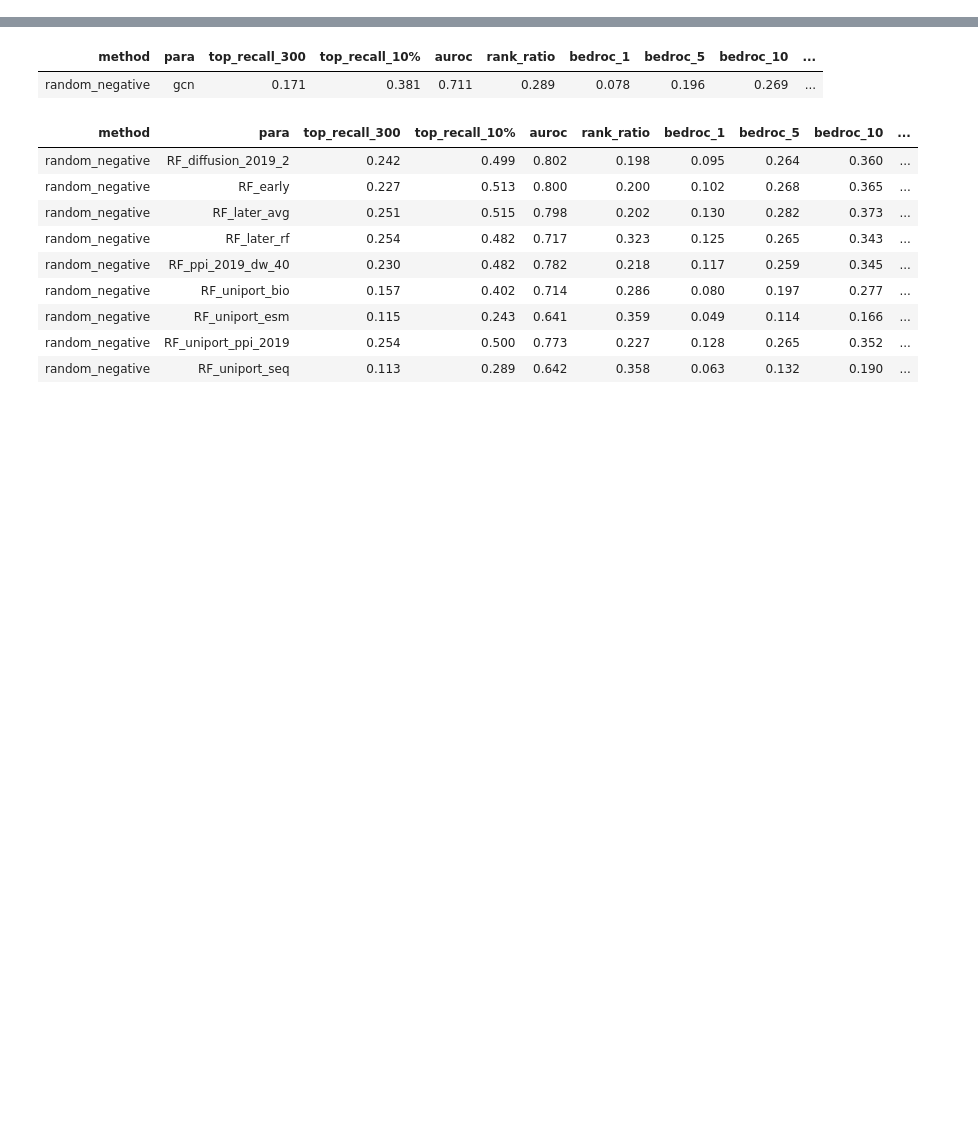
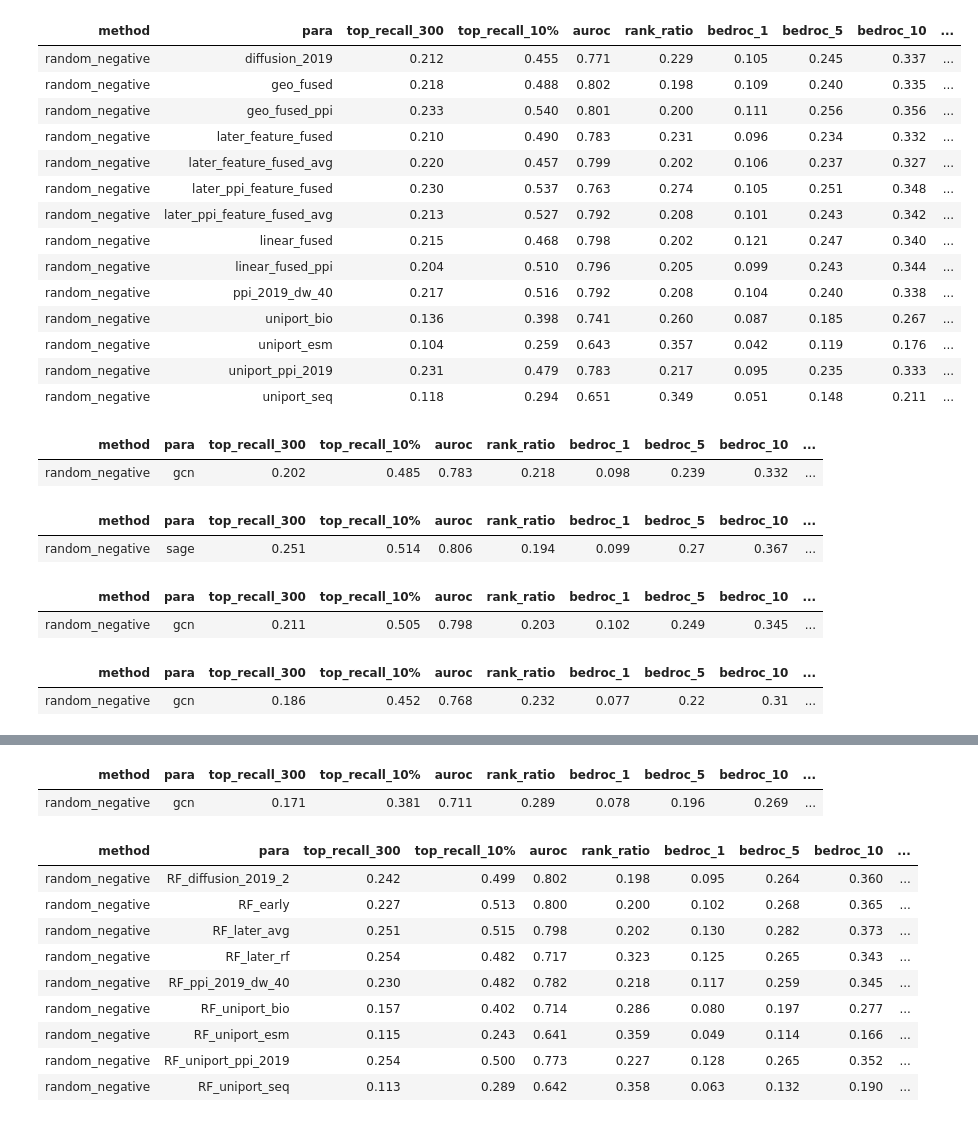
Before and after one commit to ZiyuZhang1/svm, a Jupyter notebook: src/results_analysis_all_bioweights.ipynb, the cells around one changed output, grey strips where cells are left out. Drawn from its saved outputs; the diff is of its cells as text; code cells hidden in the pictures; blank space fills up the shorter version.

```diff
--- a/src/results_analysis_all_bioweights.ipynb
+++ b/src/results_analysis_all_bioweights.ipynb
@@ -347,6 +346,8 @@ def prcess_and_save_xlsx(fused_2019,all_avg_df,out_path):
     elif 'RF_early' in fused_2019['para'].unique():
         feature_order = ['RF_uniport_ppi_2019','RF_ppi_2019_dw_40','RF_diffusion_2019_2', 'RF_uniport_bio', 'RF_uniport_esm','RF_uniport_seq',
                          'RF_early', 'RF_early_ppi','RF_later_avg','RF_later_avg_ppi', 'RF_later_rf', 'RF_later_rf_ppi']
+    elif 'gcn' in fused_2019['para'].unique():
+        feature_order = ['gcn','sage']
     else:
         feature_order = ['uniport_ppi_2019', 'ppi_2019_dw_40','diffusion_2019','uniport_bio', 'uniport_esm', 'uniport_seq',
                     'linear_fused', 'linear_fused_ppi','geo_fused', 'geo_fused_ppi','early_fusion'] + later_fused
@@ -594,3 +595,11 @@ for file_name in os.listdir(root):
 
     # If you want to save the transformed CSV back
     df.to_csv(file_path, index=False)
+# %%
+disease_stas = pd.read_csv('/itf-fi-ml/shared/users/ziyuzh/svm/src/disease_train_test_num.csv')
+# %%
+less_test_diseases = (
+    disease_stas[disease_stas['test_num'] == 1]['disease']
+    .str.replace('ICD10_', '', regex=False)
+    .tolist()
+)
@@ -596,0 +644,63 @@ for file_name in os.listdir(root):
+# %%
+root = '/itf-fi-ml/shared/users/ziyuzh/svm/results/2019_df_oob'
+out_path = root+'.xlsx'
+temp_df = pd.read_csv(os.path.join(root,os.listdir(root)[2]))
+
+fused_2019, all_avg_df = show_table(root,ban_list=less_test_diseases,fnum=len(temp_df),fused = True,input_weights = True)
+prcess_and_save_xlsx(fused_2019,all_avg_df,out_path)
+# %% [output]
+| method | para | top_recall_300 | top_recall_10% | auroc | rank_ratio | bedroc_1 | bedroc_5 | bedroc_10 | ... |
+| random_negative | diffusion_2019 | 0.212 | 0.455 | 0.771 | 0.229 | 0.105 | 0.245 | 0.337 | ... |
+| random_negative | geo_fused | 0.218 | 0.488 | 0.802 | 0.198 | 0.109 | 0.240 | 0.335 | ... |
+| random_negative | geo_fused_ppi | 0.233 | 0.540 | 0.801 | 0.200 | 0.111 | 0.256 | 0.356 | ... |
+| random_negative | later_feature_fused | 0.210 | 0.490 | 0.783 | 0.231 | 0.096 | 0.234 | 0.332 | ... |
+| random_negative | later_feature_fused_avg | 0.220 | 0.457 | 0.799 | 0.202 | 0.106 | 0.237 | 0.327 | ... |
+| random_negative | later_ppi_feature_fused | 0.230 | 0.537 | 0.763 | 0.274 | 0.105 | 0.251 | 0.348 | ... |
+| random_negative | later_ppi_feature_fused_avg | 0.213 | 0.527 | 0.792 | 0.208 | 0.101 | 0.243 | 0.342 | ... |
+| random_negative | linear_fused | 0.215 | 0.468 | 0.798 | 0.202 | 0.121 | 0.247 | 0.340 | ... |
+| random_negative | linear_fused_ppi | 0.204 | 0.510 | 0.796 | 0.205 | 0.099 | 0.243 | 0.344 | ... |
+| random_negative | ppi_2019_dw_40 | 0.217 | 0.516 | 0.792 | 0.208 | 0.104 | 0.240 | 0.338 | ... |
+| random_negative | uniport_bio | 0.136 | 0.398 | 0.741 | 0.260 | 0.087 | 0.185 | 0.267 | ... |
+| random_negative | uniport_esm | 0.104 | 0.259 | 0.643 | 0.357 | 0.042 | 0.119 | 0.176 | ... |
+| random_negative | uniport_ppi_2019 | 0.231 | 0.479 | 0.783 | 0.217 | 0.095 | 0.235 | 0.333 | ... |
+| random_negative | uniport_seq | 0.118 | 0.294 | 0.651 | 0.349 | 0.051 | 0.148 | 0.211 | ... |
+# %%
+root = '/itf-fi-ml/shared/users/ziyuzh/svm/results/2019_gnn_improved'
+out_path = root+'.xlsx'
+temp_df = pd.read_csv(os.path.join(root,os.listdir(root)[2]))
+
+fused_2019, all_avg_df = show_table(root,ban_list=[],fnum=len(temp_df),fused = True,input_weights = True)
+prcess_and_save_xlsx(fused_2019,all_avg_df,out_path)
+# %% [output]
+| method | para | top_recall_300 | top_recall_10% | auroc | rank_ratio | bedroc_1 | bedroc_5 | bedroc_10 | ... |
+| random_negative | gcn | 0.202 | 0.485 | 0.783 | 0.218 | 0.098 | 0.239 | 0.332 | ... |
+# %%
+root = '/itf-fi-ml/shared/users/ziyuzh/svm/results/2019_gnn_improved_sage'
+out_path = root+'.xlsx'
+temp_df = pd.read_csv(os.path.join(root,os.listdir(root)[2]))
+
+fused_2019, all_avg_df = show_table(root,ban_list=[],fnum=len(temp_df),fused = True,input_weights = True)
+prcess_and_save_xlsx(fused_2019,all_avg_df,out_path)
+# %% [output]
+| method | para | top_recall_300 | top_recall_10% | auroc | rank_ratio | bedroc_1 | bedroc_5 | bedroc_10 | ... |
+| random_negative | sage | 0.251 | 0.514 | 0.806 | 0.194 | 0.099 | 0.27 | 0.367 | ... |
+# %%
+root = '/itf-fi-ml/shared/users/ziyuzh/svm/results/2019_gnn_improved'
+out_path = root+'.xlsx'
+temp_df = pd.read_csv(os.path.join(root,os.listdir(root)[2]))
+
+fused_2019, all_avg_df = show_table(root,ban_list=['C23','C50'],fnum=len(temp_df),fused = True,input_weights = True)
+prcess_and_save_xlsx(fused_2019,all_avg_df,out_path)
+# %% [output]
+| method | para | top_recall_300 | top_recall_10% | auroc | rank_ratio | bedroc_1 | bedroc_5 | bedroc_10 | ... |
+| random_negative | gcn | 0.211 | 0.505 | 0.798 | 0.203 | 0.102 | 0.249 | 0.345 | ... |
+# %%
+root = '/itf-fi-ml/shared/users/ziyuzh/svm/results/2019_gnn_improved'
+out_path = root+'.xlsx'
+temp_df = pd.read_csv(os.path.join(root,os.listdir(root)[2]))
+
+fused_2019, all_avg_df = show_table(root,ban_list=less_test_diseases,fnum=len(temp_df),fused = True,input_weights = True)
+prcess_and_save_xlsx(fused_2019,all_avg_df,out_path)
+# %% [output]
+| method | para | top_recall_300 | top_recall_10% | auroc | rank_ratio | bedroc_1 | bedroc_5 | bedroc_10 | ... |
+| random_negative | gcn | 0.186 | 0.452 | 0.768 | 0.232 | 0.077 | 0.22 | 0.31 | ... |
```
Also changed, not shown: parts of 9 cells of this notebook, 50 other files.
